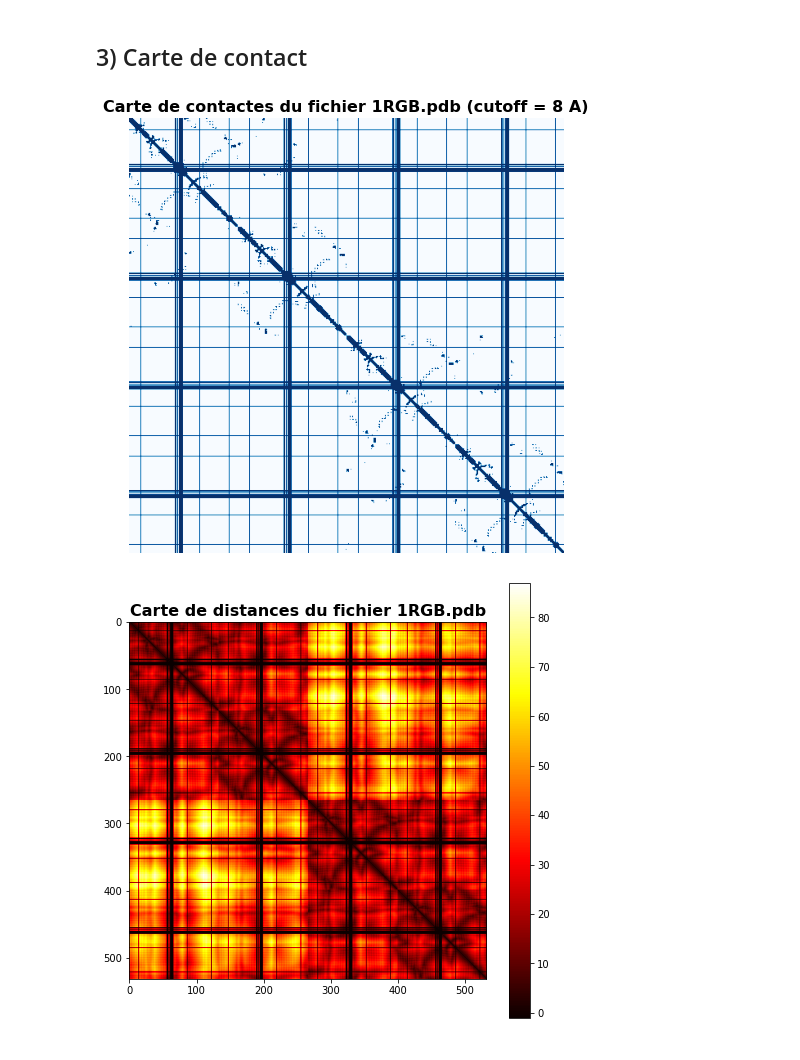
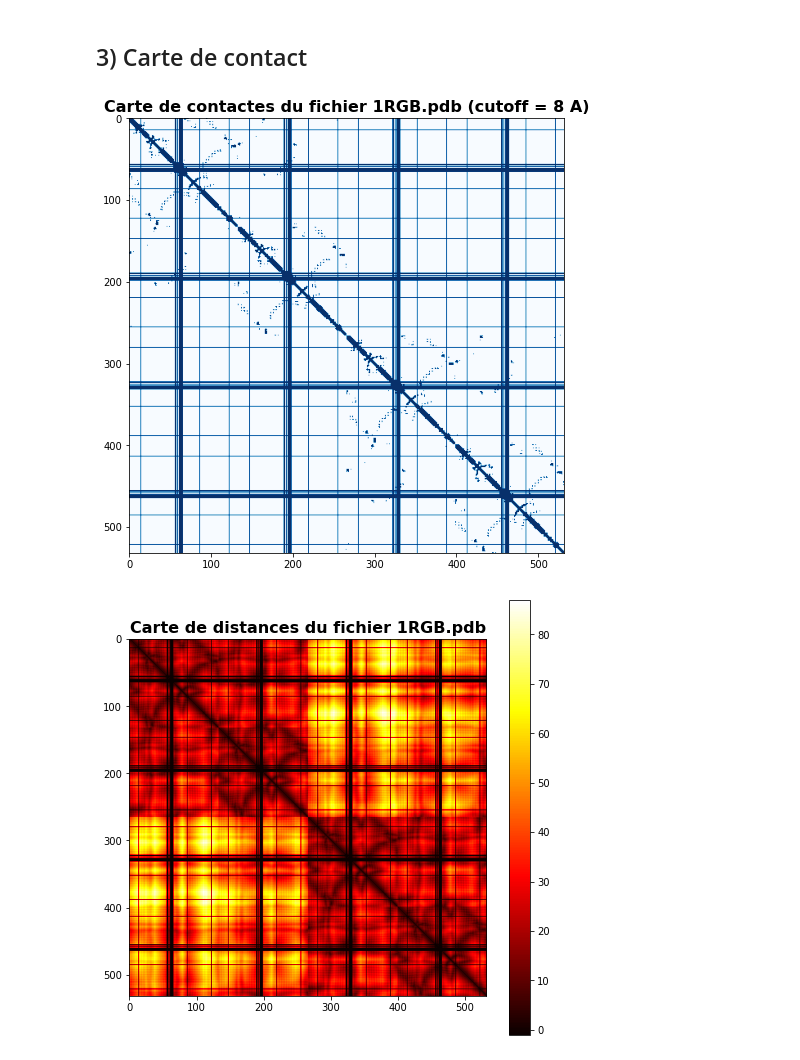
Before and after one commit to AudreyyFortune/Julia_projet, a Jupyter notebook: projet_long_Python.ipynb, the cells around one changed output. Cells and saved outputs as stored; diff of their text form; code cells hidden in the pictures.

```diff
--- a/projet_long_Python.ipynb
+++ b/projet_long_Python.ipynb
@@ -263,16 +263,15 @@ def Creation_matrice(dico):
 # %%
 contacts = trajectoirePDB("data/1rgb.pdb")
 
 cutoff = 8.0 # On choisi un cutoff < 8 Angström
 matrice_distance = Creation_matrice(contacts) < cutoff
 
 plt.figure(figsize = (8, 8))
-plt.axis('off')
 plt.imshow(matrice_distance, cmap = plt.get_cmap("Blues")) # Plot a matrix or an array as an image.
 plt.title('Carte de contactes du fichier 1RGB.pdb (cutoff = 8 A)', fontsize = 16, fontweight = "bold")
 plt.show()
 # %% [output]
-[figure, old version]
+[figure, new version]
 # %%
 # pas de cutoff
 matrice_distance = Creation_matrice(contacts)
```
Also changed, not shown: parts of 1 cell of this notebook.
